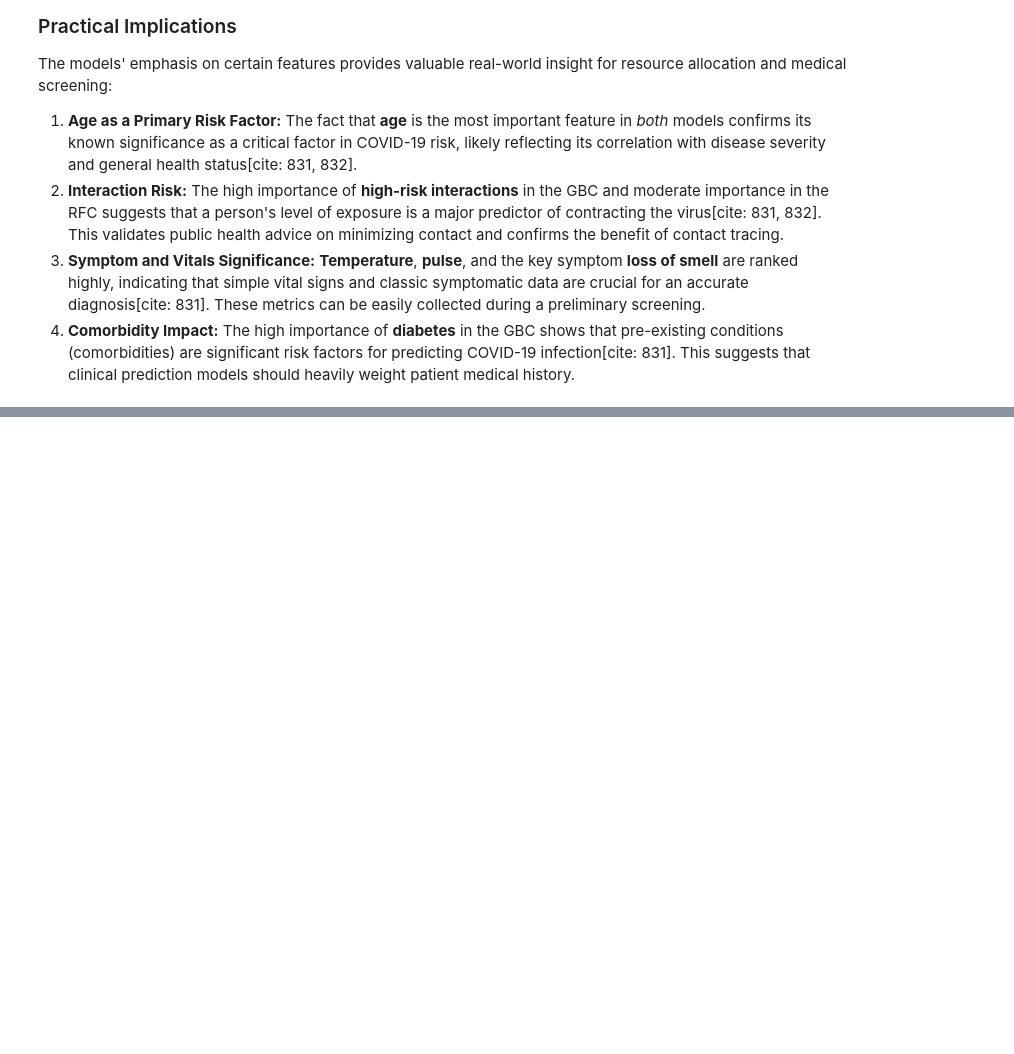
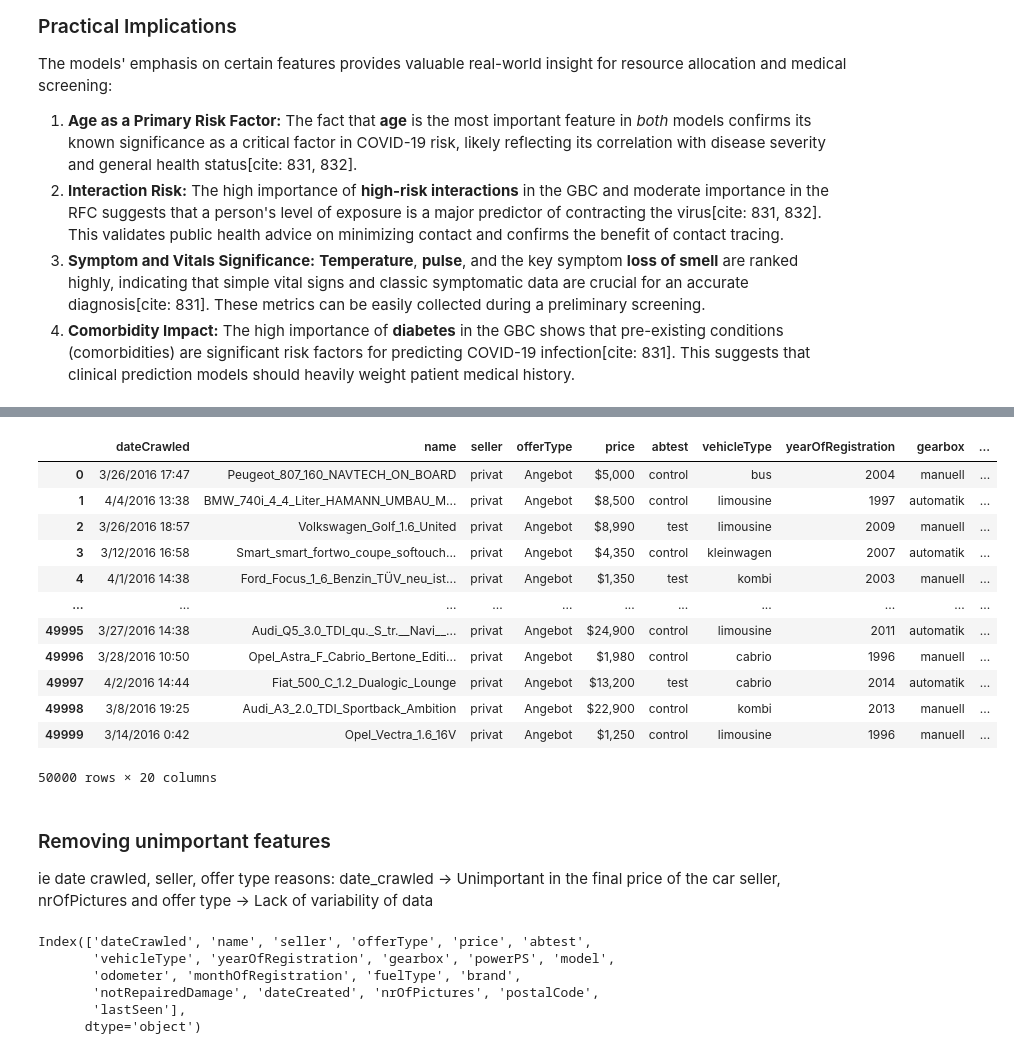
Before and after one commit to soipanhamisi/KNN_Classification_Regression_Analysis, a Jupyter notebook: notebooks/tree-based-modelling.ipynb, the cells around one changed output, grey strips where cells are left out. Drawn from its saved outputs; the diff is of its cells as text; code cells hidden in the pictures; blank space fills up the shorter version.

Commit message:
cleaning and feature engineering of the car dataset

```diff
--- a/notebooks/tree-based-modelling.ipynb
+++ b/notebooks/tree-based-modelling.ipynb
@@ -447,0 +431,33 @@ The models' emphasis on certain features provides valuable real-world insight fo
+# %%
+car_df = pd.read_csv("datasets/Auto Dataset.csv", encoding='latin1')
+# %%
+car_df
+# %% [output]
+|  | dateCrawled | name | seller | offerType | price | abtest | vehicleType | yearOfRegistration | gearbox | ... |
+| 0 | 3/26/2016 17:47 | Peugeot_807_160_NAVTECH_ON_BOARD | privat | Angebot | $5,000 | control | bus | 2004 | manuell | ... |
+| 1 | 4/4/2016 13:38 | BMW_740i_4_4_Liter_HAMANN_UMBAU_M... | privat | Angebot | $8,500 | control | limousine | 1997 | automatik | ... |
+| 2 | 3/26/2016 18:57 | Volkswagen_Golf_1.6_United | privat | Angebot | $8,990 | test | limousine | 2009 | manuell | ... |
+| 3 | 3/12/2016 16:58 | Smart_smart_fortwo_coupe_softouch... | privat | Angebot | $4,350 | control | kleinwagen | 2007 | automatik | ... |
+| 4 | 4/1/2016 14:38 | Ford_Focus_1_6_Benzin_TÜV_neu_ist... | privat | Angebot | $1,350 | test | kombi | 2003 | manuell | ... |
+| ... | ... | ... | ... | ... | ... | ... | ... | ... | ... | ... |
+| 49995 | 3/27/2016 14:38 | Audi_Q5_3.0_TDI_qu._S_tr.__Navi__... | privat | Angebot | $24,900 | control | limousine | 2011 | automatik | ... |
+| 49996 | 3/28/2016 10:50 | Opel_Astra_F_Cabrio_Bertone_Editi... | privat | Angebot | $1,980 | control | cabrio | 1996 | manuell | ... |
+| 49997 | 4/2/2016 14:44 | Fiat_500_C_1.2_Dualogic_Lounge | privat | Angebot | $13,200 | test | cabrio | 2014 | automatik | ... |
+| 49998 | 3/8/2016 19:25 | Audi_A3_2.0_TDI_Sportback_Ambition | privat | Angebot | $22,900 | control | kombi | 2013 | manuell | ... |
+| 49999 | 3/14/2016 0:42 | Opel_Vectra_1.6_16V | privat | Angebot | $1,250 | control | limousine | 1996 | manuell | ... |
+50000 rows × 20 columns
+# %% [markdown]
+### Removing unimportant features
+ie date crawled, seller, offer type
+reasons:
+date_crawled → Unimportant in the final price of the car
+seller, nrOfPictures and offer type → Lack of variability of data
+# %%
+car_df.columns
+# %% [output]
+Index(['dateCrawled', 'name', 'seller', 'offerType', 'price', 'abtest',
+       'vehicleType', 'yearOfRegistration', 'gearbox', 'powerPS', 'model',
+       'odometer', 'monthOfRegistration', 'fuelType', 'brand',
+       'notRepairedDamage', 'dateCreated', 'nrOfPictures', 'postalCode',
+       'lastSeen'],
+      dtype='object')
```
Also changed, not shown: parts of 37 cells of this notebook.
